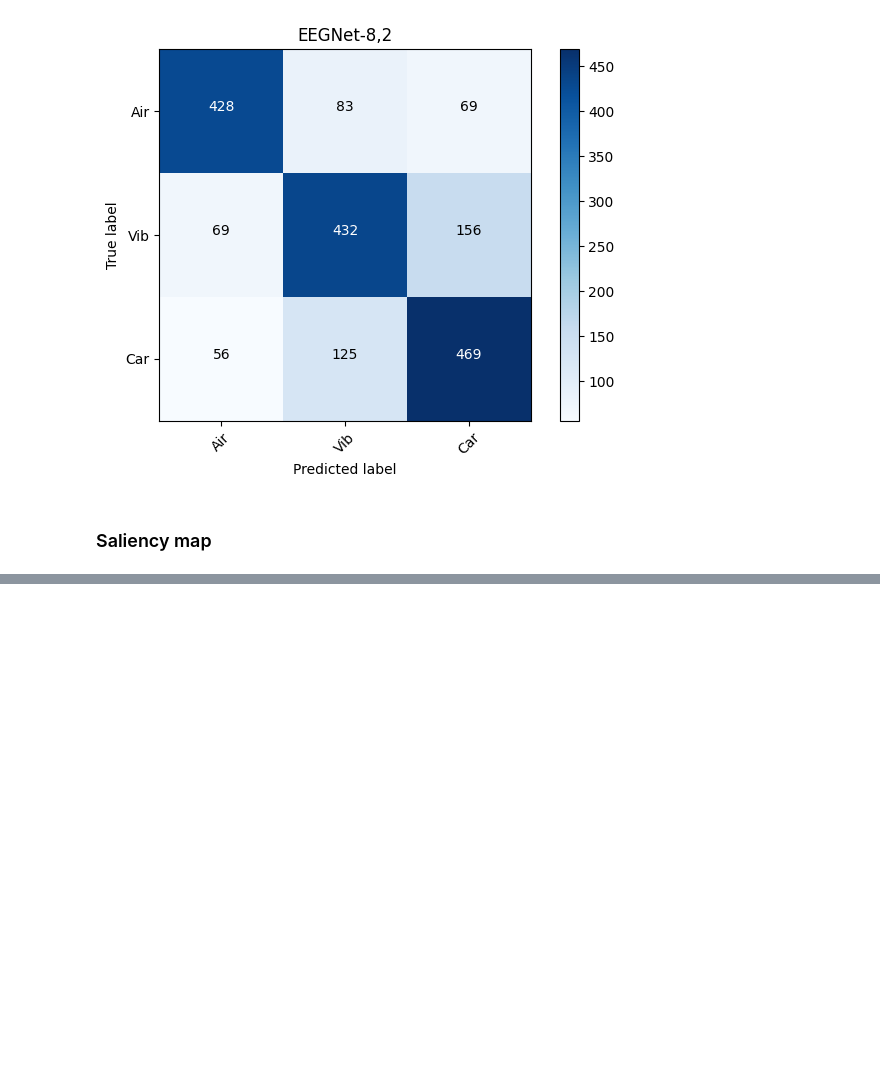
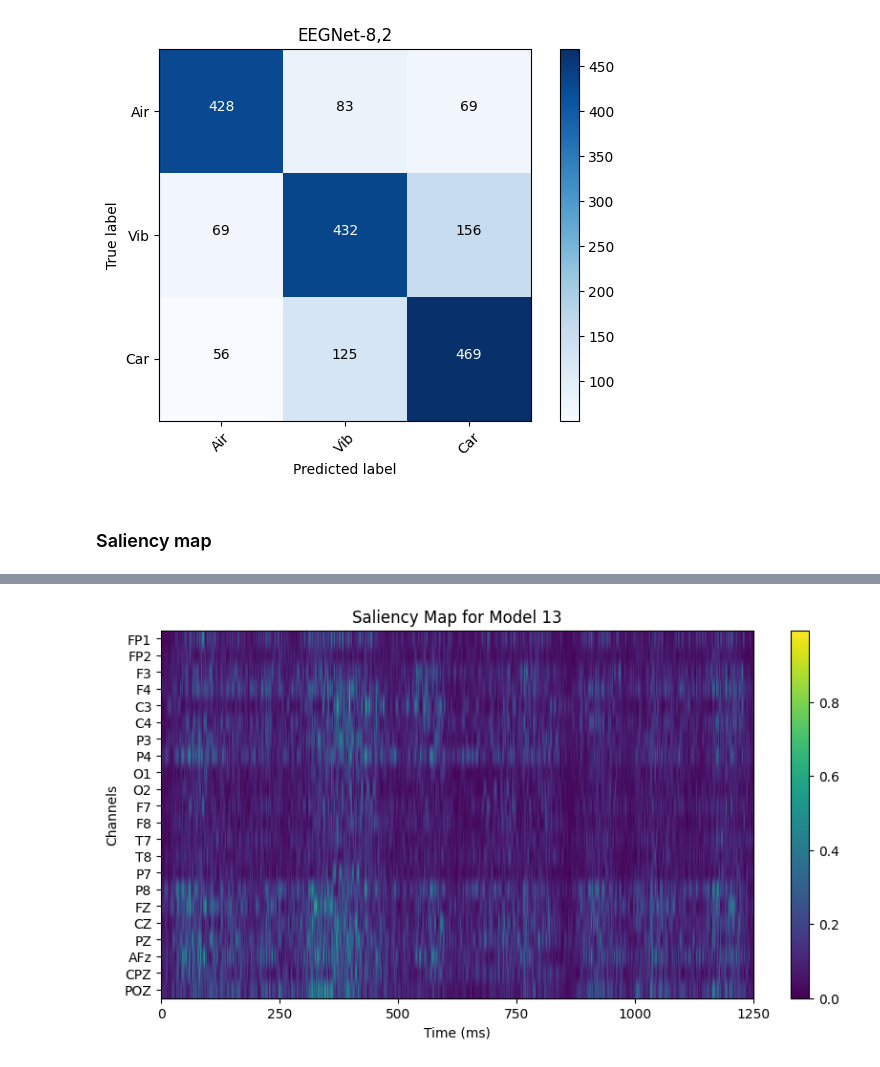
Before and after one commit to LukeCepza/MasterThesis, a Jupyter notebook: scripts/Processing/NNClassification/EEGNET/HyperTuneModeler3classEucC3.ipynb, the cells around one changed output, grey strips where cells are left out. Drawn from its saved outputs; the diff is of its cells as text; code cells hidden in the pictures; blank space fills up the shorter version.

```diff
--- a/scripts/Processing/NNClassification/EEGNET/HyperTuneModeler3classEucC3.ipynb
+++ b/scripts/Processing/NNClassification/EEGNET/HyperTuneModeler3classEucC3.ipynb
@@ -805,7 +815,7 @@ saliency_maps = saliency(score, X_test)
 # Plot the saliency map for the first sample
 plt.figure(figsize=(10, 5))
 plt.title(f'Saliency Map for Model {i+1}')
-plt.imshow(saliency_maps[0], cmap='viridis', aspect='auto')
+plt.imshow(saliency_maps[2], cmap='viridis', aspect='auto')
 plt.colorbar()
 plt.xlabel('Time (ms)')
 plt.ylabel('Channels')
@@ -843,0 +834 @@ Your kernel may have been built without NUMA support.
+[figure, added]
```
Also changed, not shown: parts of 9 cells of this notebook, 13 other files.
